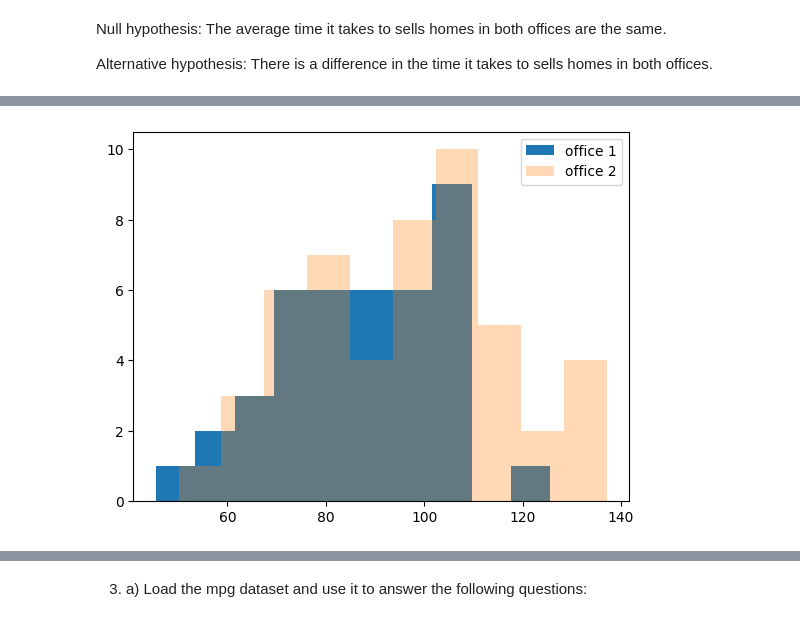
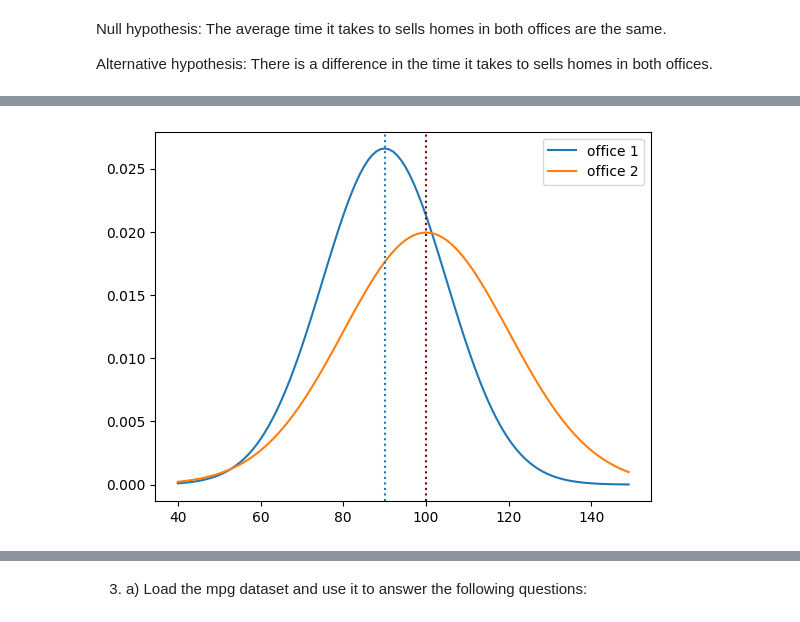
Before and after one commit to TheodoreQuansah/statistics-exercises, a Jupyter notebook: hypothesis_testing.ipynb, the cells around one changed output, grey strips where cells are left out. Saved outputs shown, nothing was run; the diff lists cells and outputs as text; code cells hidden in the pictures.

```diff
--- a/hypothesis_testing.ipynb
+++ b/hypothesis_testing.ipynb
@@ -688,7 +686,14 @@ array([108.17617845,  77.22320643,  87.35611273,  73.27265225,
+# %%
+#assigning vaalues to x, y1 and y2 for the parabolic graph
+x = np.arange(40, 150)
+y1 = stats.norm(90, 15).pdf(x)
+y2 = stats.norm(100, 20).pdf(x)
 # %%
-plt.hist(office_one_d, label = 'office 1')
-plt.hist(office_two_d, label = 'office 2', alpha = 0.3)
+plt.plot(x, y1, label = 'office 1')
+plt.plot(x, y2, label = 'office 2')
+plt.axvline(90, ls=':')
+plt.axvline(100, ls=':', color='maroon')
 plt.legend()
 plt.show()
 # %% [output]
-[figure, old version]
+[figure, new version]
```
Also changed, not shown: parts of 12 cells of this notebook.
